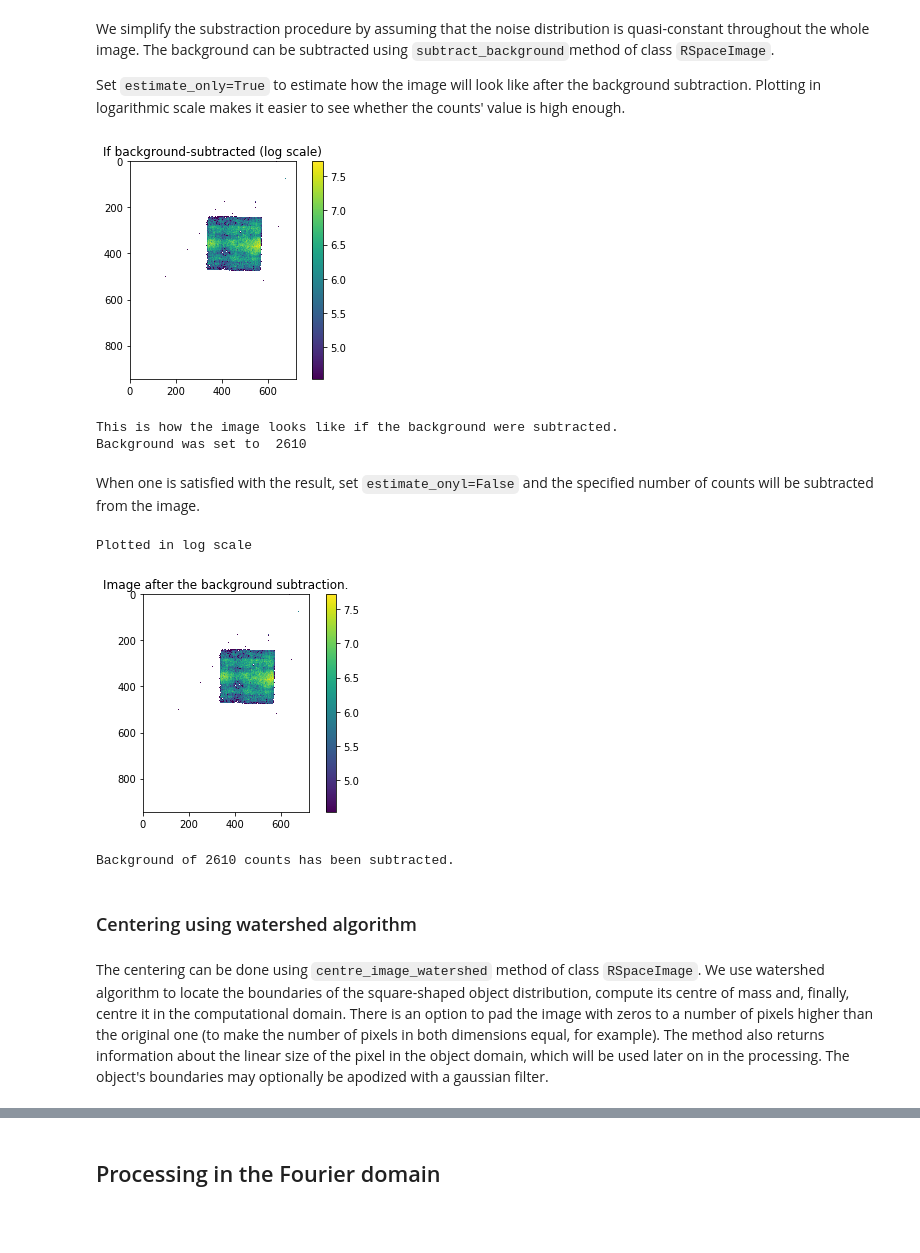
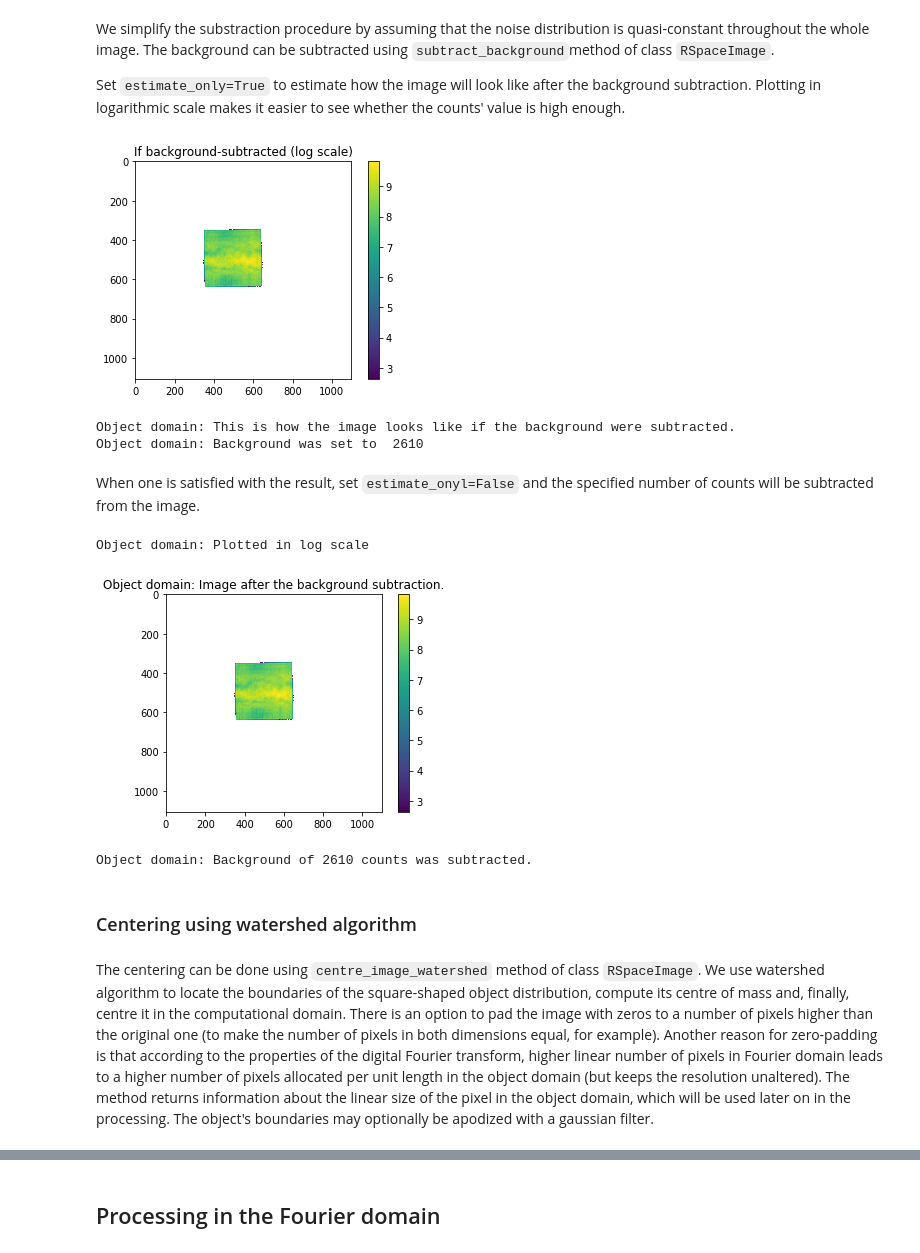
Before and after one commit to pkliui/PhaseRetrieval, a Jupyter notebook: docs/PhaseRetrieval.ipynb, the cells around one changed output, grey strips where cells are left out. Saved outputs shown, nothing was run; the diff lists cells and outputs as text; code cells hidden in the pictures; blank space fills up the shorter version.

````diff
--- a/docs/PhaseRetrieval.ipynb
+++ b/docs/PhaseRetrieval.ipynb
@@ -109,7 +121,7 @@ There is also an option to read images from tif files. In this case, no delimite
 
 The loaded image can be plotted using ```plot_image``` method of ```RSpaceImage```class. To zoom in to the image, set the keyword argument ```zoom``` to any float > 1. The input images are typically not centred in the computational domain.
 # %%
-rs = RSpaceImage(filename=os.path.join(datapath,'RS.csv'),
+rs = RSpaceImage(filename=os.path.join(datapath,'rs35.csv'),
                  delimiter='\t')
 rs.plot_image(zoom=1.5)
 # %% [output]
@@ -231,23 +248,24 @@ rs.subtract_background(counts=2610,
                        zoom=1.0,
                        log_scale=True)
 # %% [output]
-[figure, old version]
+[figure, new version]
-This is how the image looks like if the background were subtracted.
-Background was set to  2610
+Object domain: This is how the image looks like if the background were subtracted.
+Object domain: Background was set to  2610
 # %% [markdown]
 When one is satisfied with the result, set ```estimate_onyl=False``` and the specified number of counts will be subtracted from the image.
 # %%
 rs.subtract_background(counts=2610,
                        estimate_only=False,
-                       log_scale=True)
+                       log_scale=True,
+                       plot_progress = True)
 # %% [output]
-Plotted in log scale
+Object domain: Plotted in log scale
-[figure, old version]
+[figure, new version]
-Background of 2610 counts has been subtracted.
+Object domain: Background of 2610 counts was subtracted.
 # %% [markdown]
 ### Centering using watershed algorithm<a class="anchor" id="centering-using-watershed-algorithm"></a>
 # %% [markdown]
-The centering can be done using ```centre_image_watershed``` method of class ```RSpaceImage```. We use watershed algorithm to locate the boundaries of the square-shaped object distribution, compute its centre of mass and, finally, centre it in the computational domain. There is an option to pad the image with zeros to a number of pixels higher than the original one (to make the number of pixels in both dimensions equal, for example). The method also returns information about the linear size of the pixel in the object domain, which will be used later on in the processing. The object's boundaries may optionally be apodized with a gaussian filter.
+The centering can be done using ```centre_image_watershed``` method of class ```RSpaceImage```. We use watershed algorithm to locate the boundaries of the square-shaped object distribution, compute its centre of mass and, finally, centre it in the computational domain. There is an option to pad the image with zeros to a number of pixels higher than the original one (to make the number of pixels in both dimensions equal, for example). Another reason for zero-padding is that according to the properties of the digital Fourier transform, higher linear number of pixels in Fourier domain leads to a higher number of pixels allocated per unit length in the object domain (but keeps the resolution unaltered). The method returns information about the linear size of the pixel in the object domain, which will be used later on in the processing. The object's boundaries may optionally be apodized with a gaussian filter.
 # %%
 print(rs.centre_image_watershed.__doc__)
 # %% [output]
````
Also changed, not shown: parts of 101 cells of this notebook.
